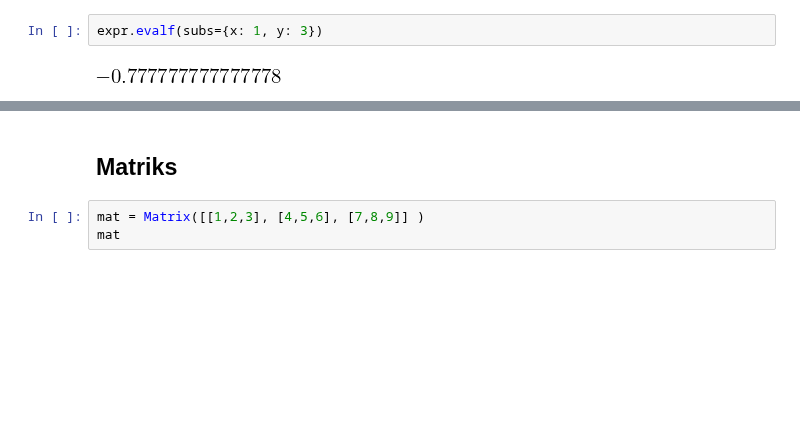
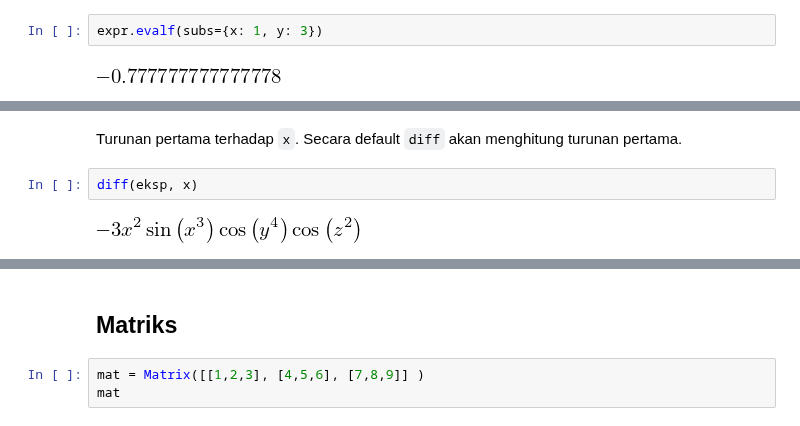
Before and after one commit to f-fathurrahman/ffr-MetodeNumerik, a Jupyter notebook: NOTEBOOKS/PengenalanSymPy.ipynb, the cells around one changed output, grey strips where cells are left out. Cells and saved outputs as stored; diff of their text form; blank space fills up the shorter version.

```diff
--- a/NOTEBOOKS/PengenalanSymPy.ipynb
+++ b/NOTEBOOKS/PengenalanSymPy.ipynb
@@ -138,0 +152,6 @@ expr.evalf(subs={x: 1, y: 3})
+# %% [markdown]
+Turunan pertama terhadap `x`. Secara default `diff` akan menghitung turunan pertama.
+# %%
+diff(eksp, x)
+# %% [output]
+[figure, added]
```
Also changed, not shown: parts of 31 cells of this notebook.
